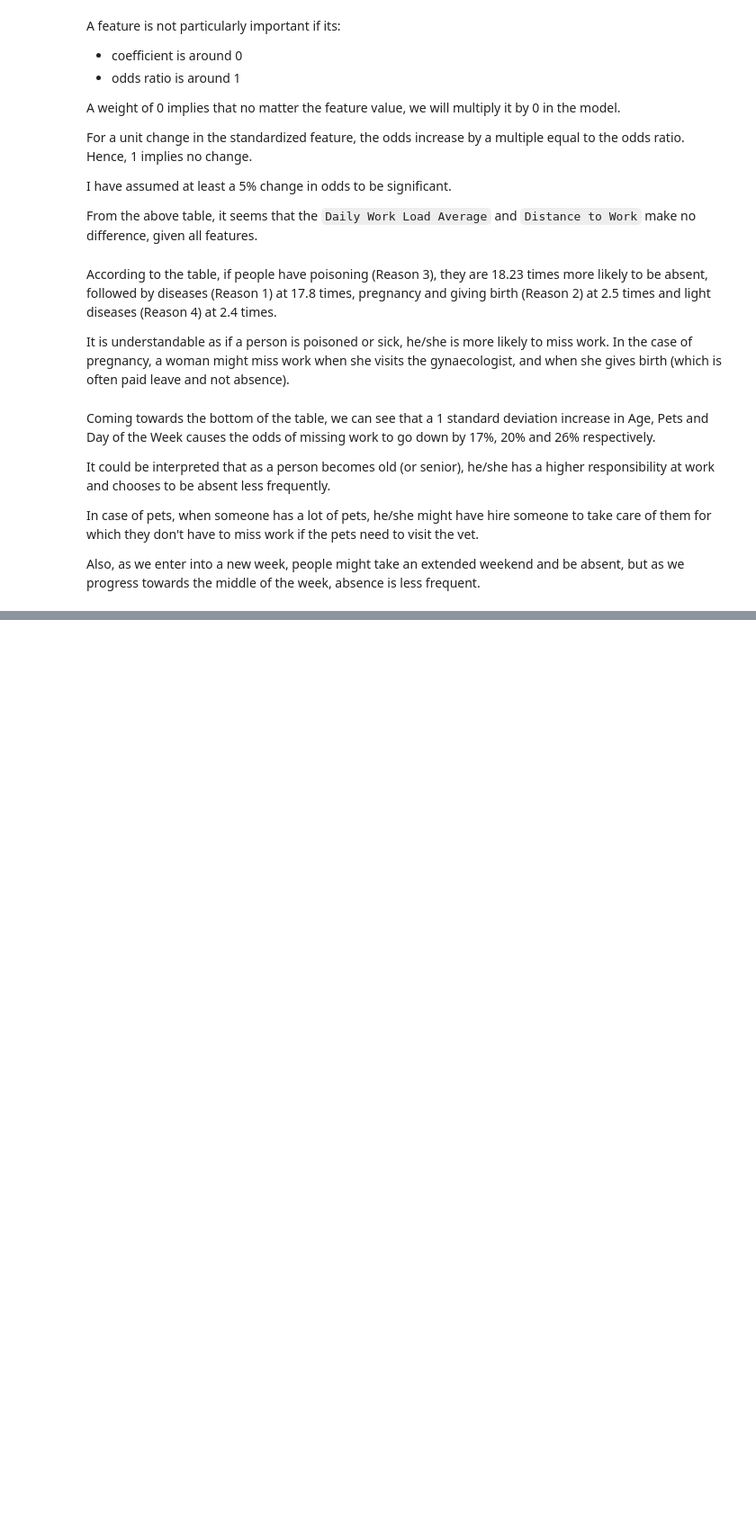
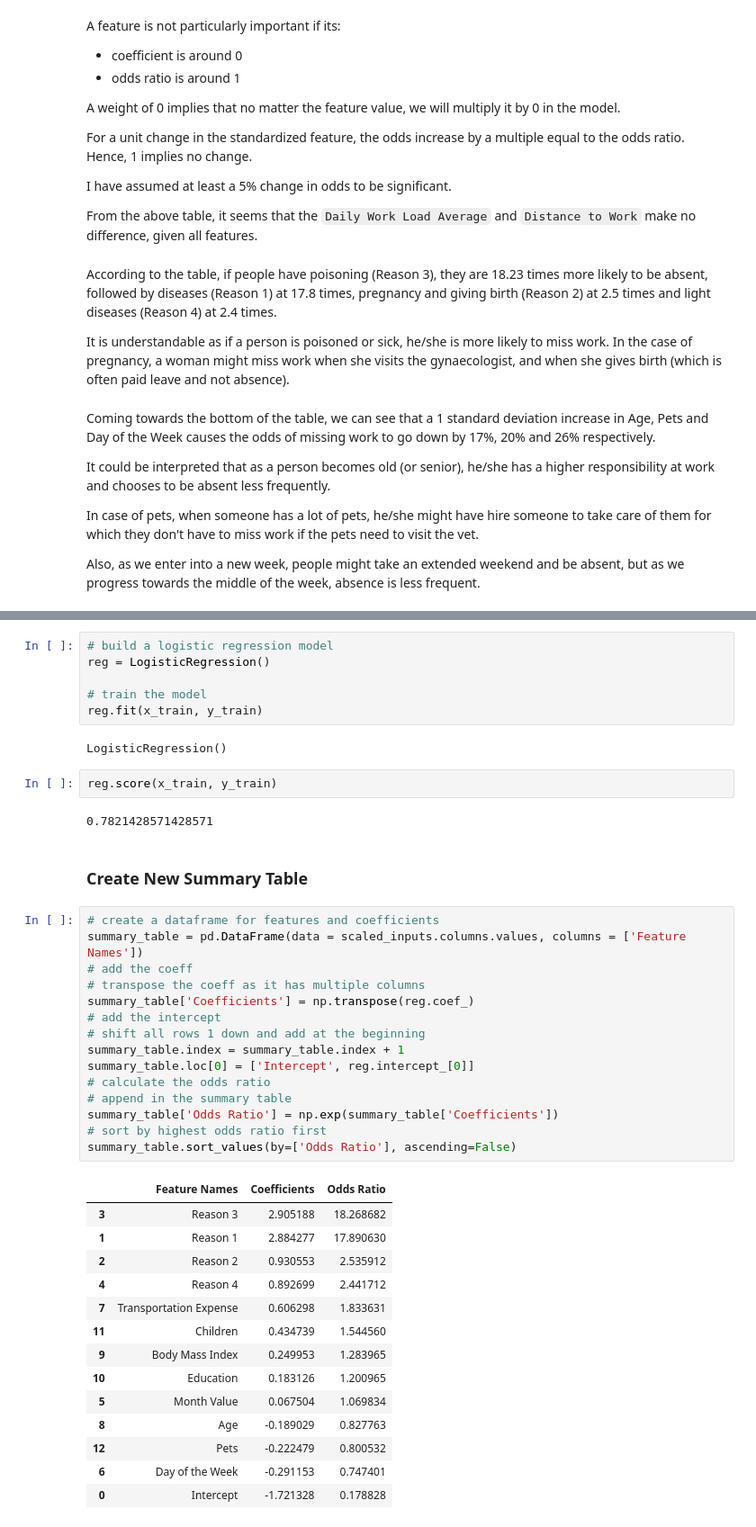
Before and after one commit to Rafsan7238/Data-Science_Udemy, a Jupyter notebook: Exercise/Final Project_Absenteeism/ML Model/logistic regression.ipynb, the cells around one changed output, grey strips where cells are left out. Shown at 90% size. Cells and saved outputs as stored; diff of their text form; blank space fills up the shorter version.

```diff
--- a/Exercise/Final Project_Absenteeism/ML Model/logistic regression.ipynb
+++ b/Exercise/Final Project_Absenteeism/ML Model/logistic regression.ipynb
@@ -428,0 +479,44 @@ Also, as we enter into a new week, people might take an extended weekend and be
+# %%
+# build a logistic regression model
+reg = LogisticRegression()
+
+# train the model
+reg.fit(x_train, y_train)
+# %% [output]
+LogisticRegression()
+# %%
+reg.score(x_train, y_train)
+# %% [output]
+0.7821428571428571
+# %% [markdown]
+### Create New Summary Table
+# %%
+# create a dataframe for features and coefficients
+summary_table = pd.DataFrame(data = scaled_inputs.columns.values, columns = ['Feature Names'])
+# add the coeff
+# transpose the coeff as it has multiple columns
+summary_table['Coefficients'] = np.transpose(reg.coef_)
+# add the intercept
+# shift all rows 1 down and add at the beginning
+summary_table.index = summary_table.index + 1
+summary_table.loc[0] = ['Intercept', reg.intercept_[0]]
+# calculate the odds ratio
+# append in the summary table
+summary_table['Odds Ratio'] = np.exp(summary_table['Coefficients'])
+# sort by highest odds ratio first
+summary_table.sort_values(by=['Odds Ratio'], ascending=False)
+# %% [output]
+|  | Feature Names | Coefficients | Odds Ratio |
+| 3 | Reason 3 | 2.905188 | 18.268682 |
+| 1 | Reason 1 | 2.884277 | 17.890630 |
+| 2 | Reason 2 | 0.930553 | 2.535912 |
+| 4 | Reason 4 | 0.892699 | 2.441712 |
+| 7 | Transportation Expense | 0.606298 | 1.833631 |
+| 11 | Children | 0.434739 | 1.544560 |
+| 9 | Body Mass Index | 0.249953 | 1.283965 |
+| 10 | Education | 0.183126 | 1.200965 |
+| 5 | Month Value | 0.067504 | 1.069834 |
+| 8 | Age | -0.189029 | 0.827763 |
+| 12 | Pets | -0.222479 | 0.800532 |
+| 6 | Day of the Week | -0.291153 | 0.747401 |
+| 0 | Intercept | -1.721328 | 0.178828 |
```
Also changed, not shown: parts of 7 cells of this notebook.
